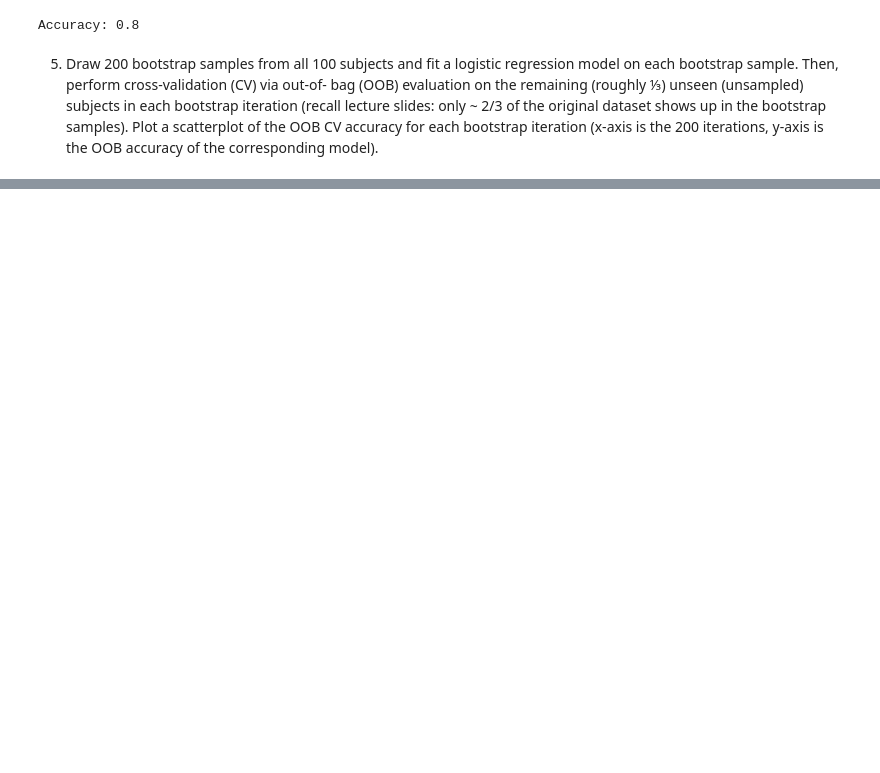
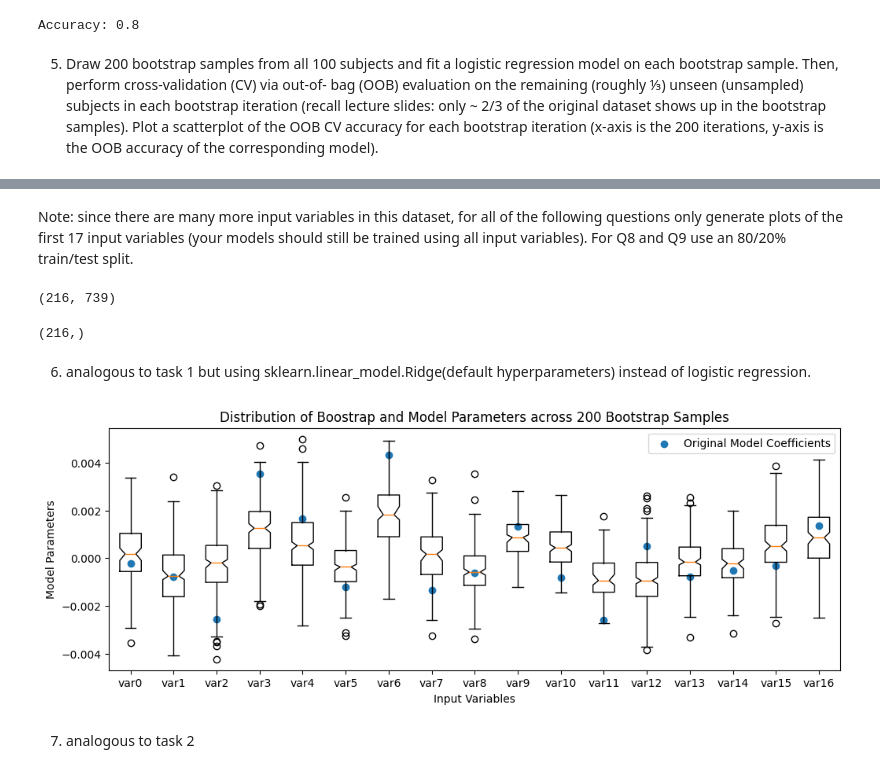
Before and after one commit to YazdanZ/Machine-Learning-for-Biomedical-Data, a Jupyter notebook: A2/Challenge2_Yazdan_Zinati.ipynb, the cells around one changed output, grey strips where cells are left out. Drawn from its saved outputs; the diff is of its cells as text; code cells hidden in the pictures; blank space fills up the shorter version.

```diff
--- a/A2/Challenge2_Yazdan_Zinati.ipynb
+++ b/A2/Challenge2_Yazdan_Zinati.ipynb
@@ -317,0 +361,54 @@ oob mean accuracy: 0.7418422263033492
+# %% [markdown]
+Note: since there are many more input variables in this dataset, for all of the following
+questions only generate plots of the first 17 input variables (your models should still be
+trained using all input variables). For Q8 and Q9 use an 80/20% train/test split.
+# %%
+# fmri_masked = fmri_masked[:,:17]
+fmri_masked.shape
+# %% [output]
+(216, 739)
+# %%
+output_variable.shape
+# %% [output]
+(216,)
+# %% [markdown]
+6. analogous to task 1 but using sklearn.linear_model.Ridge(default hyperparameters)
+instead of logistic regression.
+# %%
+from sklearn.linear_model import Ridge
+
+# first we train the logistic regressor (to then do uncertainty estimation on it)
+og_regressor = Ridge()
+og_regressor.fit(fmri_masked, output_variable)
+
+og_coefs = og_regressor.coef_.flatten()[:17]
+
+boostrap_coefs = []
+
+for i in range(200):
+    # create bootstrap sample
+    input_vars_bootstrap, output_vars_bootstrap = resample(fmri_masked, output_variable)
+    # run regressor
+    boostrap_regressor = Ridge()
+    boostrap_regressor.fit(input_vars_bootstrap, output_vars_bootstrap)
+    boostrap_coefs.append(boostrap_regressor.coef_.flatten()[:17])
+
+plt.figure(figsize=(12, 4))  # make it longer as to fit all xlabels
+
+plt.scatter(range(1, 18), np.array(og_coefs), label="Original Model Coefficients")
+# plt.boxplot(np.array(boostrap_coefs), notch=True, bootstrap=200, conf_intervals=list(og_coefs))
+
+
+plt.boxplot(np.array(boostrap_coefs), notch=True, bootstrap=200)
+
+# Customize the plot
+plt.title("Distribution of Boostrap and Model Parameters across 200 Bootstrap Samples")
+plt.xlabel("Input Variables")
+plt.ylabel("Model Parameters")
+plt.xticks(ticks=np.arange(1, 18), labels=[f"var{i}" for i in range(17)])
+plt.legend()
+plt.show()
+# %% [output]
+[figure, added]
+# %% [markdown]
+7. analogous to task 2
```
Also changed, not shown: parts of 24 cells of this notebook, 2 other files.
